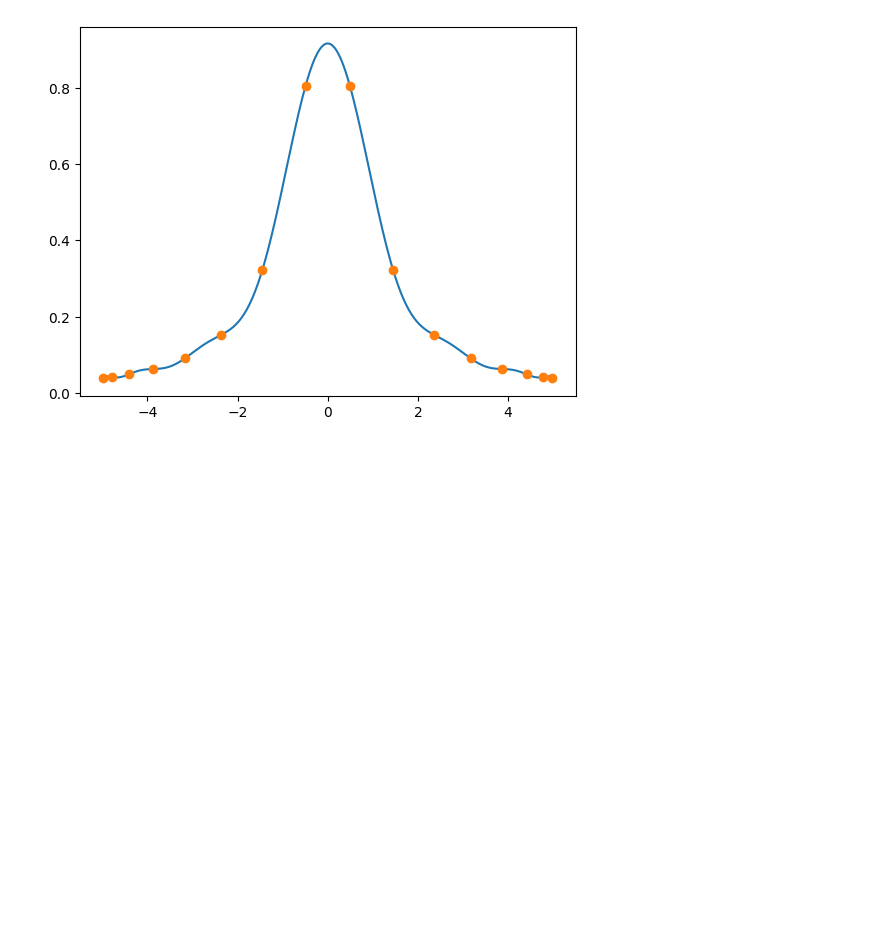
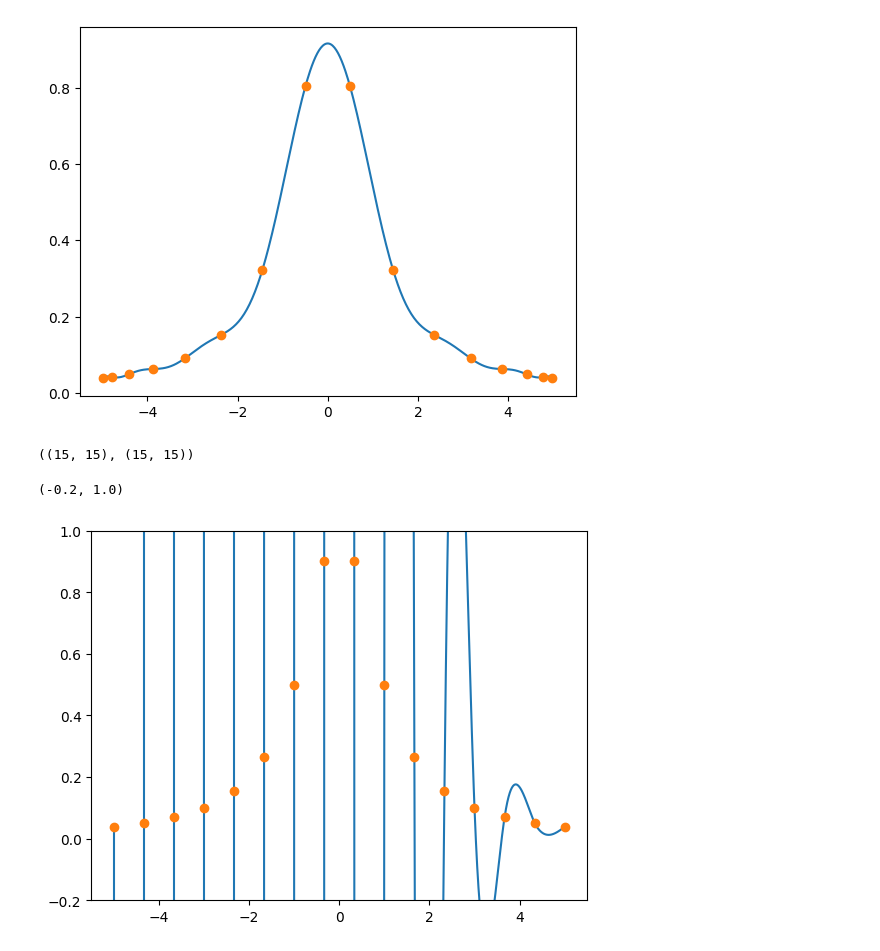
Before and after one commit to JairoSSantos/parallel-kink-scattering, a Jupyter notebook: notebooks/finite-difference.ipynb, the cells around one changed output. Drawn from its saved outputs; the diff is of its cells as text; code cells hidden in the pictures; blank space fills up the shorter version.

```diff
--- a/notebooks/finite-difference.ipynb
+++ b/notebooks/finite-difference.ipynb
@@ -27,3 +27,28 @@ plt.plot(x, y, 'o')
 # %% [output]
 [<matplotlib.lines.Line2D at 0x...>]
 [figure]
+# %%
+G1.shape, G2.shape
+# %% [output]
+((15, 15), (15, 15))
+# %%
+G1 = np.eye(n-1) + np.diagflat([4]*(n-2), k=1) + np.diagflat([1]*(n-3), k=2)
+G2 = np.eye(n-1) + np.diagflat([-2]*(n-2), k=1) + np.diagflat([1]*(n-3), k=2)
+G3 = -np.eye(n) + np.diagflat([1]*(n-1), k=1)
+G4 = 2*np.eye(n) + np.diagflat([1]*(n-1), k=1)
+h = x[1] - x[0]
+A = y
+D2x_phi = 37/4394
+cn = D2x_phi/2
+C = np.r_[(3/h**2)*(np.linalg.inv(G1) @ ((G2 @ A[:-1]) + np.r_[[0]*(n-2), A[-1] - cn])), cn]
+D = (1/(3*h))*G3 @ C
+B = (G3 @ A)/h - (h/3)*(G4 @ C)
+
+for j, (a, b, c, d) in enumerate(zip(A[:-1], B[:-1], C[:-1], D[:-1])):
+    X = np.linspace(x[j], x[j+1], 500)
+    plt.plot(X, a + b*(X - x[j]) + c*(X - x[j])**2 + d*(X - x[j])**3, 'C0-')
+plt.plot(x, y, 'C1o')
+plt.ylim(-0.2, 1)
+# %% [output]
+(-0.2, 1.0)
+[figure, added]
```
Also changed, not shown: parts of 2 cells of this notebook, 2 other files.
